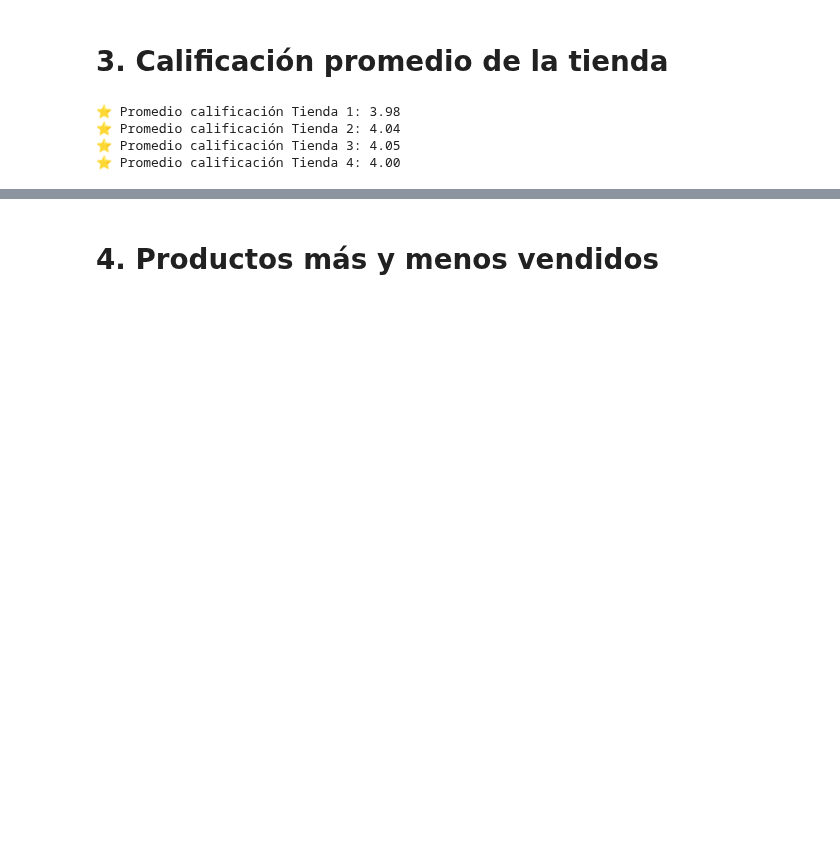
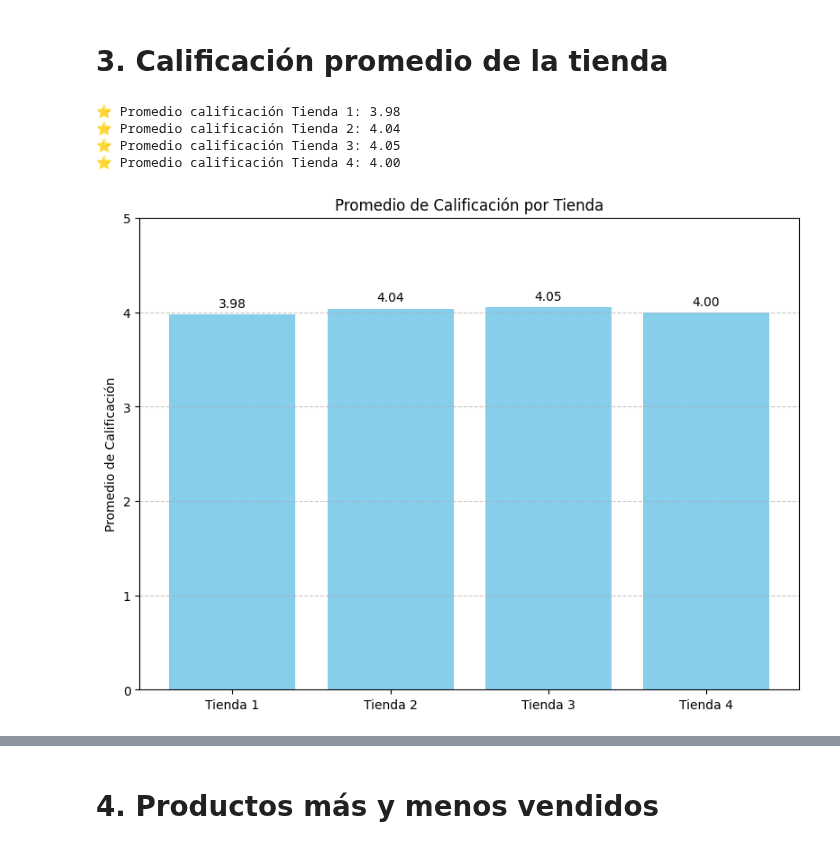
Before and after one commit to paulosky311/Challenge-Alura-Store, a Jupyter notebook: AluraStoreLatam.ipynb, the cells around one changed output, grey strips where cells are left out. Drawn from its saved outputs; the diff is of its cells as text; code cells hidden in the pictures; blank space fills up the shorter version.

```diff
--- a/AluraStoreLatam.ipynb
+++ b/AluraStoreLatam.ipynb
@@ -177,3 +177,37 @@ print(f'⭐ Promedio calificación Tienda 4: {promedio_4:.2f}')
 ⭐ Promedio calificación Tienda 2: 4.04
 ⭐ Promedio calificación Tienda 3: 4.05
 ⭐ Promedio calificación Tienda 4: 4.00
+# %%
+
+# Calcular el promedio de calificaciones por tienda
+promedio_1 = tienda['Calificación'].mean()
+promedio_2 = tienda2['Calificación'].mean()
+promedio_3 = tienda3['Calificación'].mean()
+promedio_4 = tienda4['Calificación'].mean()
+
+# Nombres de las tiendas
+tiendas = ['Tienda 1', 'Tienda 2', 'Tienda 3', 'Tienda 4']
+
+# Lista con los promedios de calificación
+promedios = [promedio_1, promedio_2, promedio_3, promedio_4]
+
+# Gráfico de barras
+plt.figure(figsize=(8, 6))
+bars = plt.bar(tiendas, promedios, color='skyblue')
+
+# Etiquetas de valor sobre cada barra
+for bar in bars:
+    yval = bar.get_height()
+    plt.text(bar.get_x() + bar.get_width()/2, yval + 0.05, f'{yval:.2f}', ha='center', va='bottom')
+
+# Estética del gráfico
+plt.title('Promedio de Calificación por Tienda')
+plt.ylabel('Promedio de Calificación')
+plt.ylim(0, 5)  # Asumiendo calificación de 0 a 5
+plt.grid(axis='y', linestyle='--', alpha=0.7)
+
+# Mostrar gráfico
+plt.tight_layout()
+plt.show()
+# %% [output]
+[figure, added]
```
Also changed, not shown: parts of 1 cell of this notebook.
